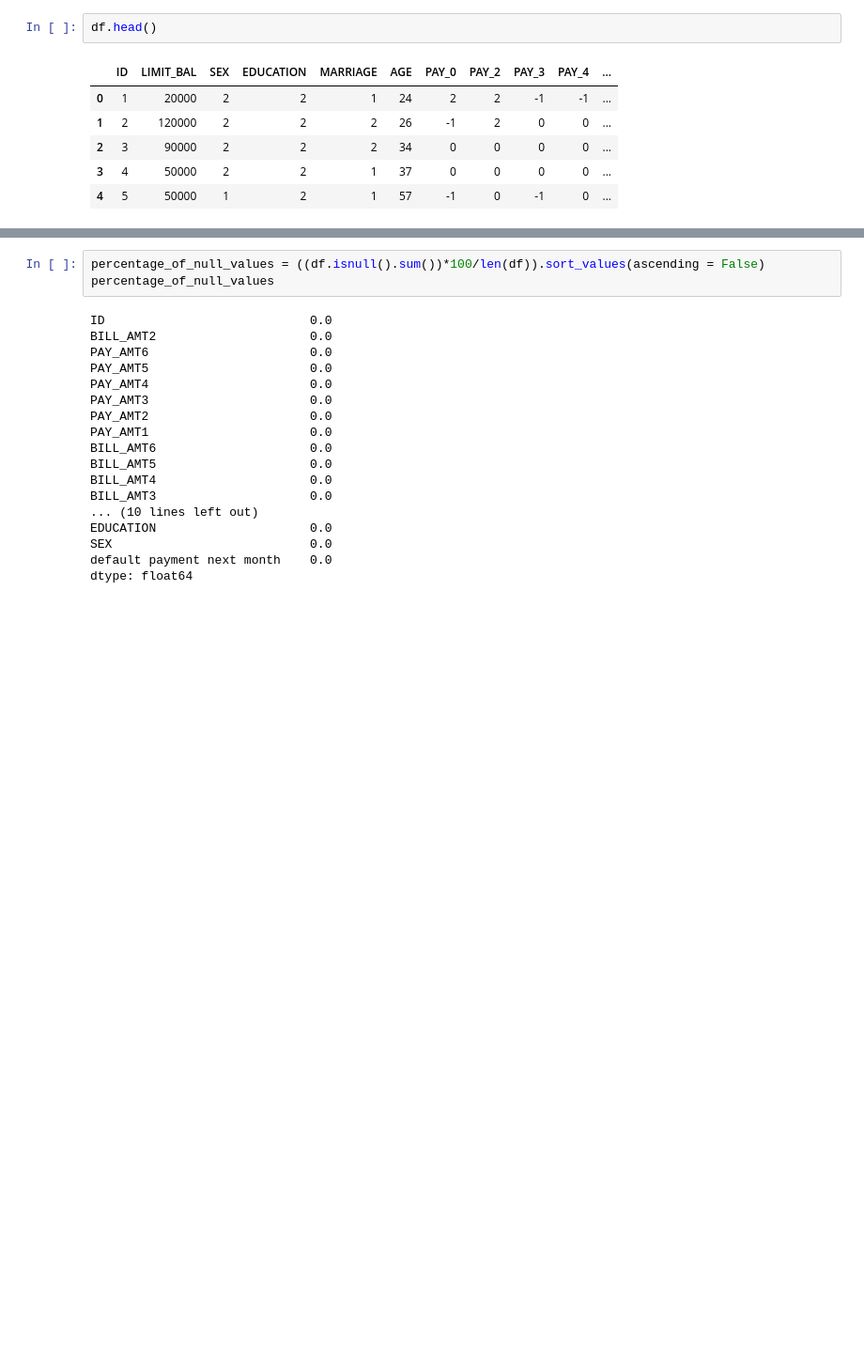
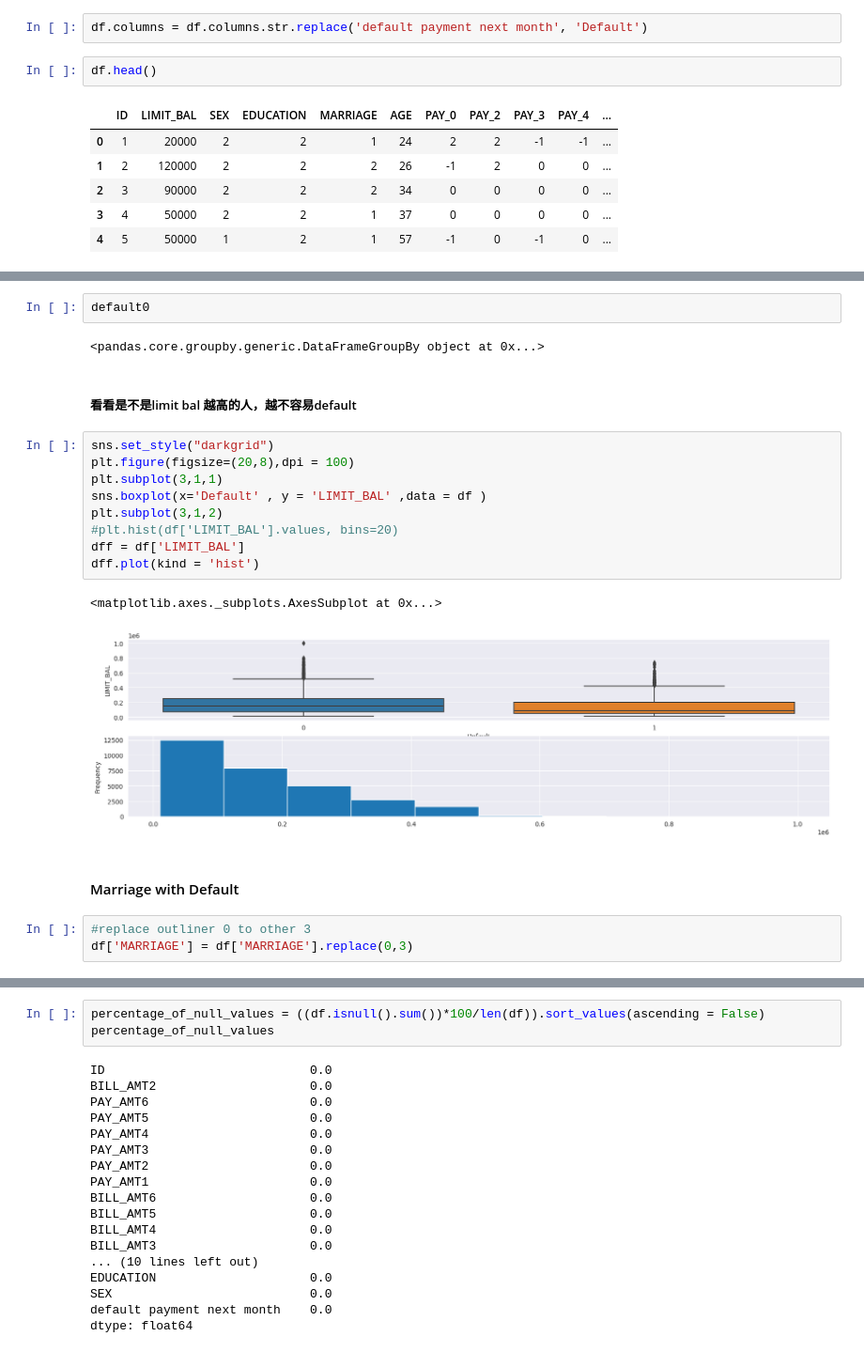
Before and after one commit to HeHeHuang/DataAnalytic, a Jupyter notebook: MayBank_DataScientist_Assessment.ipynb, the cells around one changed output, grey strips where cells are left out. Shown at 94% size. Cells and saved outputs as stored; diff of their text form; blank space fills up the shorter version.

```diff
--- a/MayBank_DataScientist_Assessment.ipynb
+++ b/MayBank_DataScientist_Assessment.ipynb
@@ -26,3 +36,5 @@ pd.set_option('display.max_columns', None)   # to see all column
+# %%
+df.columns = df.columns.str.replace('default payment next month', 'Default')
 # %%
 df.head()
 # %% [output]
@@ -66,0 +130,23 @@ df.describe()
+# %%
+default0
+# %% [output]
+<pandas.core.groupby.generic.DataFrameGroupBy object at 0x...>
+# %% [markdown]
+##### 看看是不是limit bal 越高的人，越不容易default
+# %%
+sns.set_style("darkgrid")
+plt.figure(figsize=(20,8),dpi = 100)
+plt.subplot(3,1,1)
+sns.boxplot(x='Default' , y = 'LIMIT_BAL' ,data = df )
+plt.subplot(3,1,2)
+#plt.hist(df['LIMIT_BAL'].values, bins=20)
+dff = df['LIMIT_BAL']
+dff.plot(kind = 'hist')
+# %% [output]
+<matplotlib.axes._subplots.AxesSubplot at 0x...>
+[figure, added]
+# %% [markdown]
+#### Marriage with Default
+# %%
+#replace outliner 0 to other 3
+df['MARRIAGE'] = df['MARRIAGE'].replace(0,3)
```
Also changed, not shown: parts of 64 cells of this notebook.
